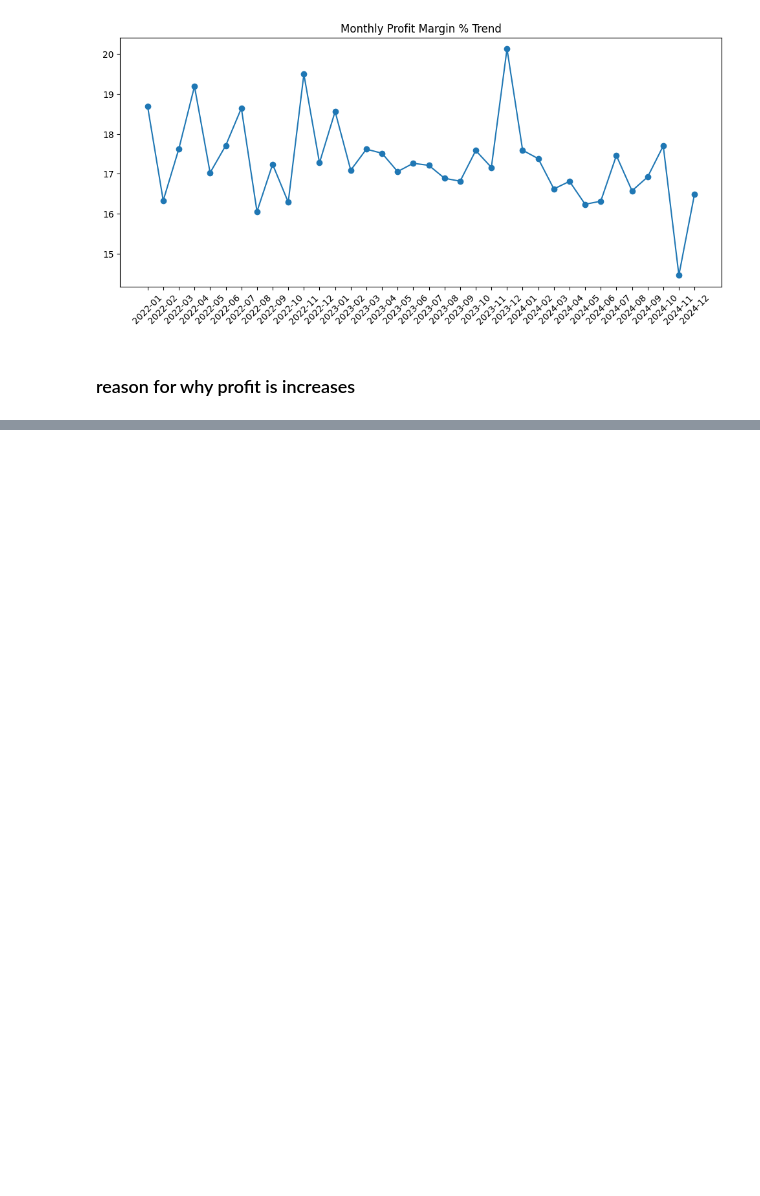
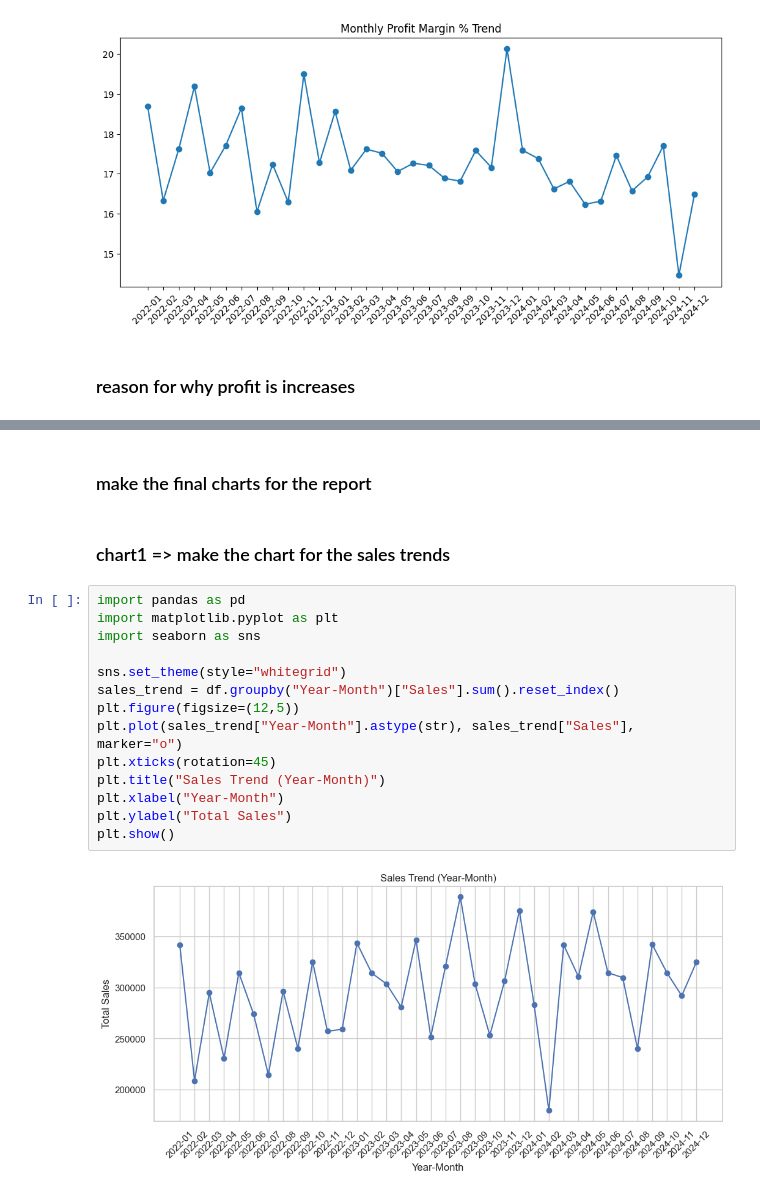
Before and after one commit to lakshyasinghal08/E-commerce-Sales--Analysis, a Jupyter notebook: analyse.ipynb, the cells around one changed output, grey strips where cells are left out. Saved outputs shown, nothing was run; the diff lists cells and outputs as text; blank space fills up the shorter version.

```diff
--- a/analyse.ipynb
+++ b/analyse.ipynb
@@ -412,0 +522,20 @@ cat_margin.sort_values('Profit_Margin_%', ascending=False)
+# %% [markdown]
+### make the final charts for the report
+# %% [markdown]
+### chart1 => make the chart for the sales trends
+# %%
+import pandas as pd
+import matplotlib.pyplot as plt
+import seaborn as sns
+
+sns.set_theme(style="whitegrid")
+sales_trend = df.groupby("Year-Month")["Sales"].sum().reset_index()
+plt.figure(figsize=(12,5))
+plt.plot(sales_trend["Year-Month"].astype(str), sales_trend["Sales"], marker="o")
+plt.xticks(rotation=45)
+plt.title("Sales Trend (Year-Month)")
+plt.xlabel("Year-Month")
+plt.ylabel("Total Sales")
+plt.show()
+# %% [output]
+[figure, added]
```
Also changed, not shown: parts of 28 cells of this notebook.
